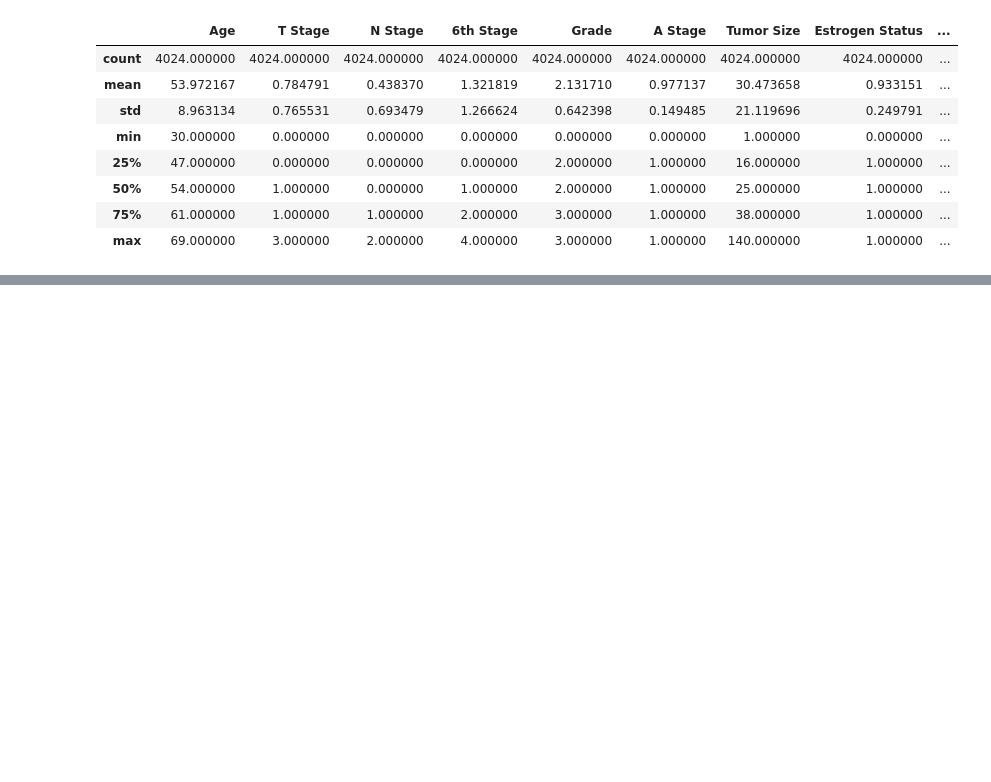
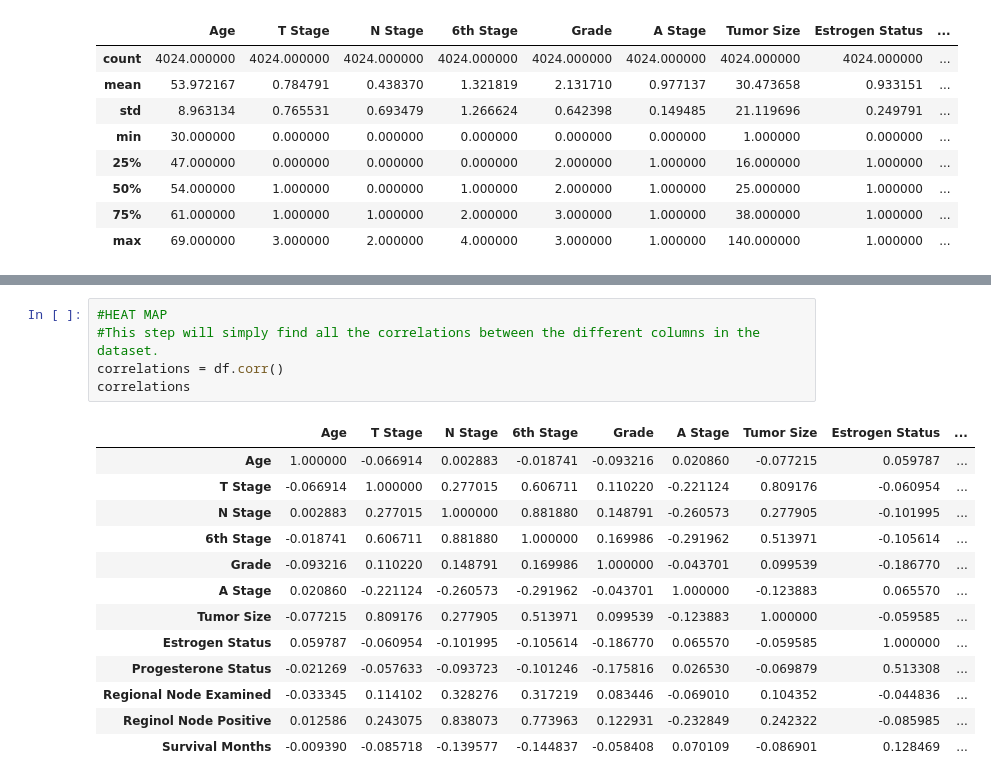
Before and after one commit to jeancarson/Block3Epic, a Jupyter notebook: final workflow/visualisation.ipynb, the cells around one changed output, grey strips where cells are left out. Cells and saved outputs as stored; diff of their text form; blank space fills up the shorter version.

```diff
--- a/final workflow/visualisation.ipynb
+++ b/final workflow/visualisation.ipynb
@@ -111,0 +112,19 @@ sns.scatterplot(data=df_sample, x="Age", y="Survival Months", hue="T Stage");
+# %%
+#HEAT MAP
+#This step will simply find all the correlations between the different columns in the dataset.
+correlations = df.corr()
+correlations
+# %% [output]
+|  | Age | T Stage | N Stage | 6th Stage | Grade | A Stage | Tumor Size | Estrogen Status | ... |
+| Age | 1.000000 | -0.066914 | 0.002883 | -0.018741 | -0.093216 | 0.020860 | -0.077215 | 0.059787 | ... |
+| T Stage | -0.066914 | 1.000000 | 0.277015 | 0.606711 | 0.110220 | -0.221124 | 0.809176 | -0.060954 | ... |
+| N Stage | 0.002883 | 0.277015 | 1.000000 | 0.881880 | 0.148791 | -0.260573 | 0.277905 | -0.101995 | ... |
+| 6th Stage | -0.018741 | 0.606711 | 0.881880 | 1.000000 | 0.169986 | -0.291962 | 0.513971 | -0.105614 | ... |
+| Grade | -0.093216 | 0.110220 | 0.148791 | 0.169986 | 1.000000 | -0.043701 | 0.099539 | -0.186770 | ... |
+| A Stage | 0.020860 | -0.221124 | -0.260573 | -0.291962 | -0.043701 | 1.000000 | -0.123883 | 0.065570 | ... |
+| Tumor Size | -0.077215 | 0.809176 | 0.277905 | 0.513971 | 0.099539 | -0.123883 | 1.000000 | -0.059585 | ... |
+| Estrogen Status | 0.059787 | -0.060954 | -0.101995 | -0.105614 | -0.186770 | 0.065570 | -0.059585 | 1.000000 | ... |
+| Progesterone Status | -0.021269 | -0.057633 | -0.093723 | -0.101246 | -0.175816 | 0.026530 | -0.069879 | 0.513308 | ... |
+| Regional Node Examined | -0.033345 | 0.114102 | 0.328276 | 0.317219 | 0.083446 | -0.069010 | 0.104352 | -0.044836 | ... |
+| Reginol Node Positive | 0.012586 | 0.243075 | 0.838073 | 0.773963 | 0.122931 | -0.232849 | 0.242322 | -0.085985 | ... |
+| Survival Months | -0.009390 | -0.085718 | -0.139577 | -0.144837 | -0.058408 | 0.070109 | -0.086901 | 0.128469 | ... |
```
Also changed, not shown: parts of 2 cells of this notebook, 4 other files.
